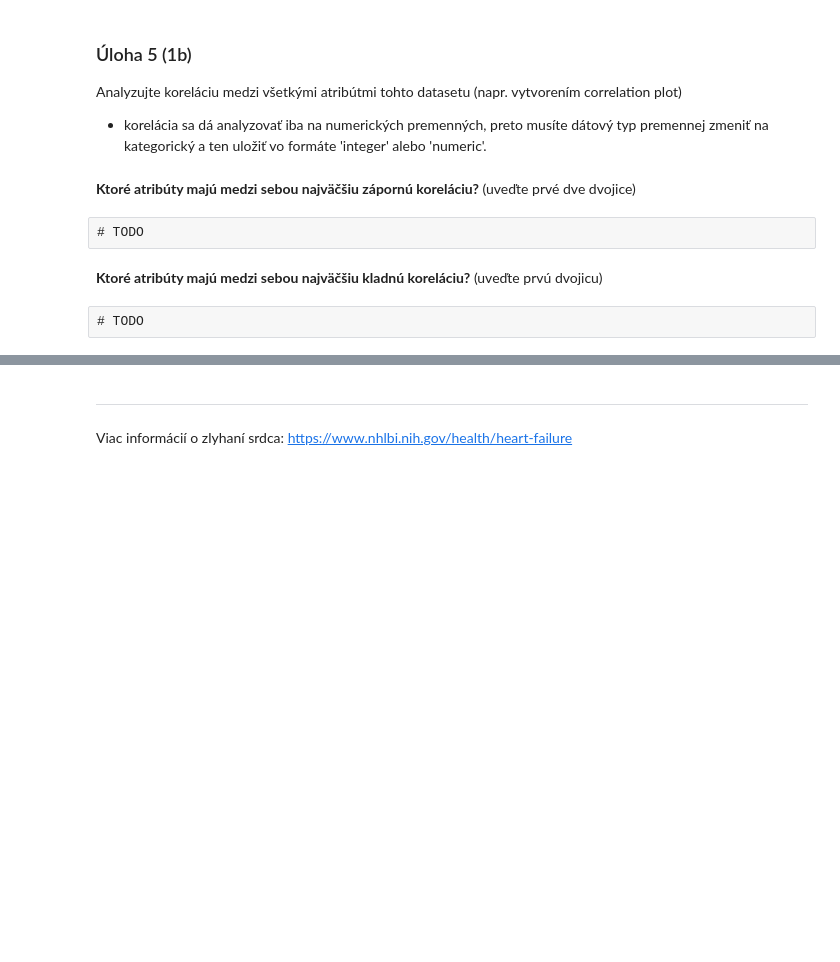
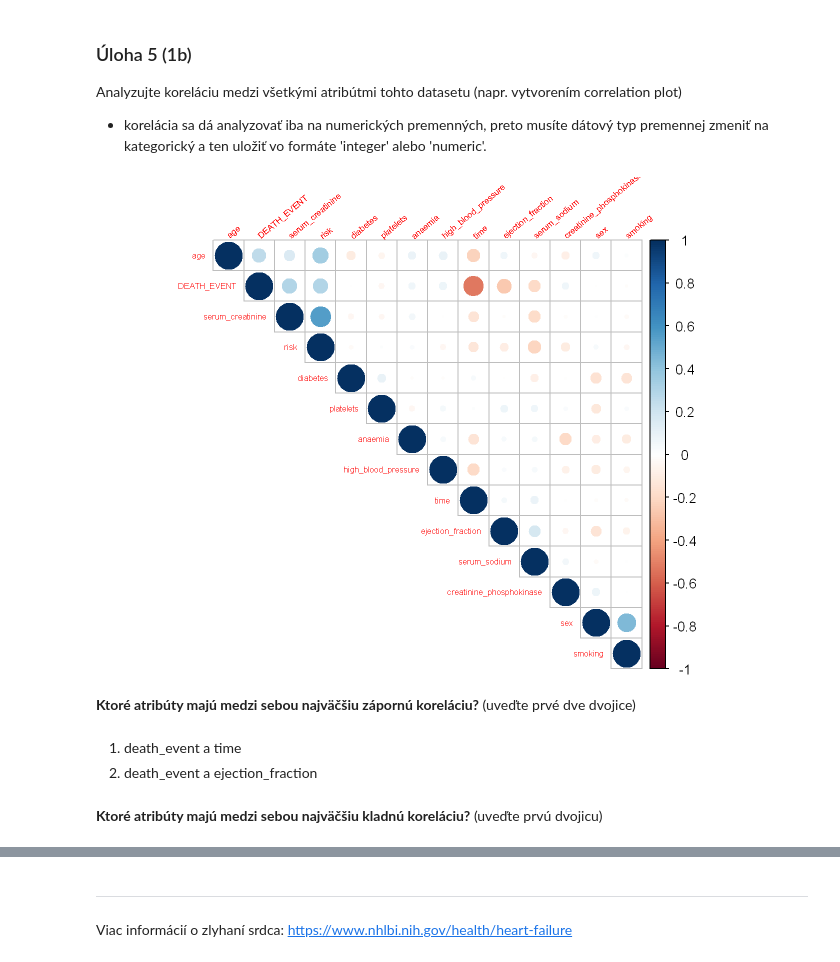
Before and after one commit to 4xelo/SSBU, a Jupyter notebook: t3_cv2/CV2_3_Zadanie_1.ipynb, the cells around one changed output, grey strips where cells are left out. Cells and saved outputs as stored; diff of their text form; code cells hidden in the pictures; blank space fills up the shorter version.

```diff
--- a/t3_cv2/CV2_3_Zadanie_1.ipynb
+++ b/t3_cv2/CV2_3_Zadanie_1.ipynb
@@ -251,11 +244,19 @@ Analyzujte koreláciu medzi všetkými atribútmi tohto datasetu (napr. vytvoren
 - korelácia sa dá analyzovať iba na numerických premenných, preto musíte dátový typ premennej zmeniť na kategorický a ten uložiť vo formáte 'integer' alebo 'numeric'.
 # %%
 # TODO
+#glimpse(data_hw)
+#treba konvertovat risk -> z high/low na 1/0
+data_converted <- data_hw
+data_converted$risk <- ifelse(data_hw$risk == 'High', 1, 0)
+correlation_matrix <- cor(data_converted)
+
+corrplot(correlation_matrix, order="hclust", type='upper',tl.srt = 40, tl.cex = 0.5)
+# %% [output]
+[figure, added]
 # %% [markdown]
 **Ktoré atribúty majú medzi sebou najväčšiu zápornú koreláciu?** (uveďte prvé dve dvojice)
-# %% [raw]
-# TODO
+# %% [markdown]
+1. death_event a time
+2. death_event a ejection_fraction
 # %% [markdown]
 **Ktoré atribúty majú medzi sebou najväčšiu kladnú koreláciu?** (uveďte prvú dvojicu)
-# %% [raw]
-# TODO
```
Also changed, not shown: parts of 9 cells of this notebook, 1 other file.
